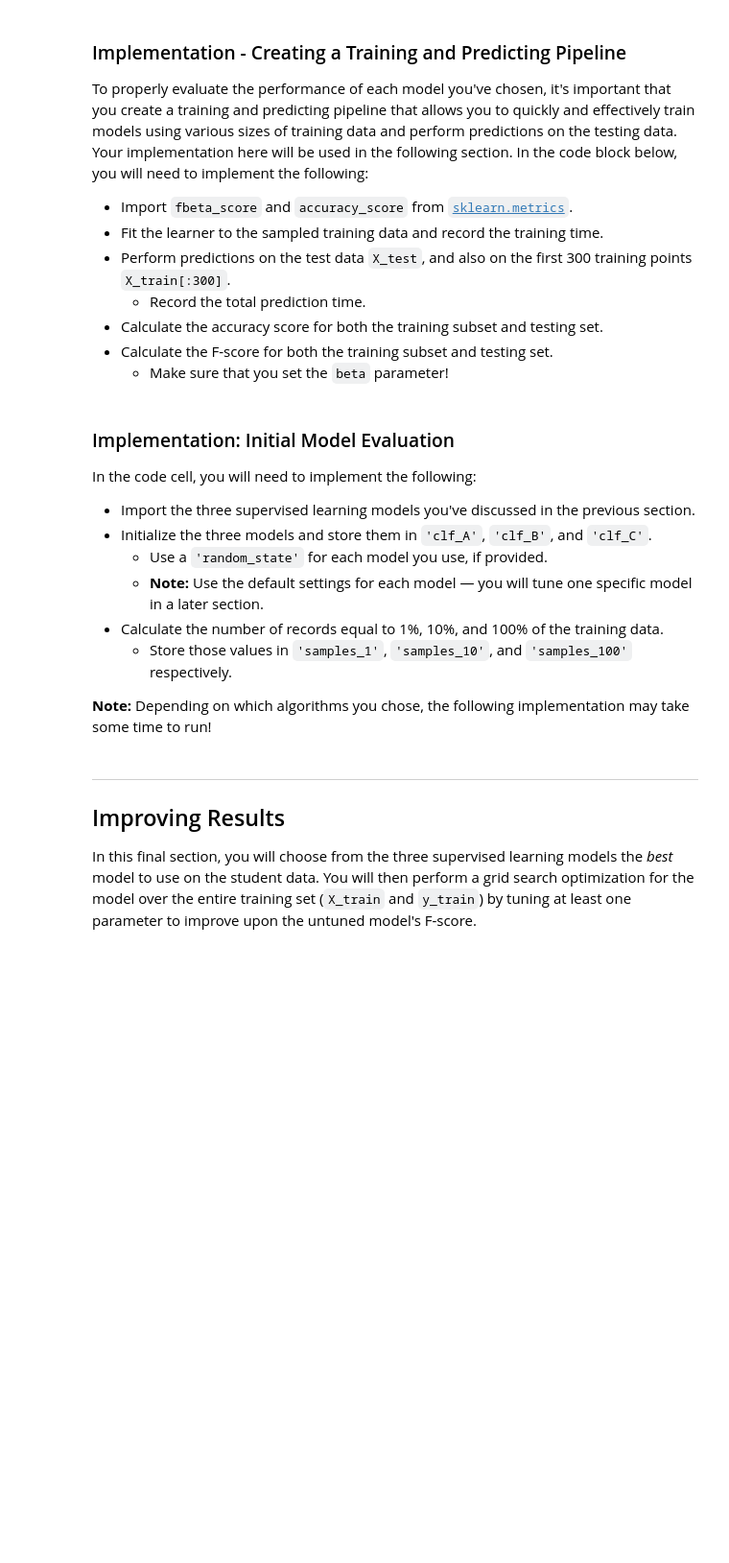
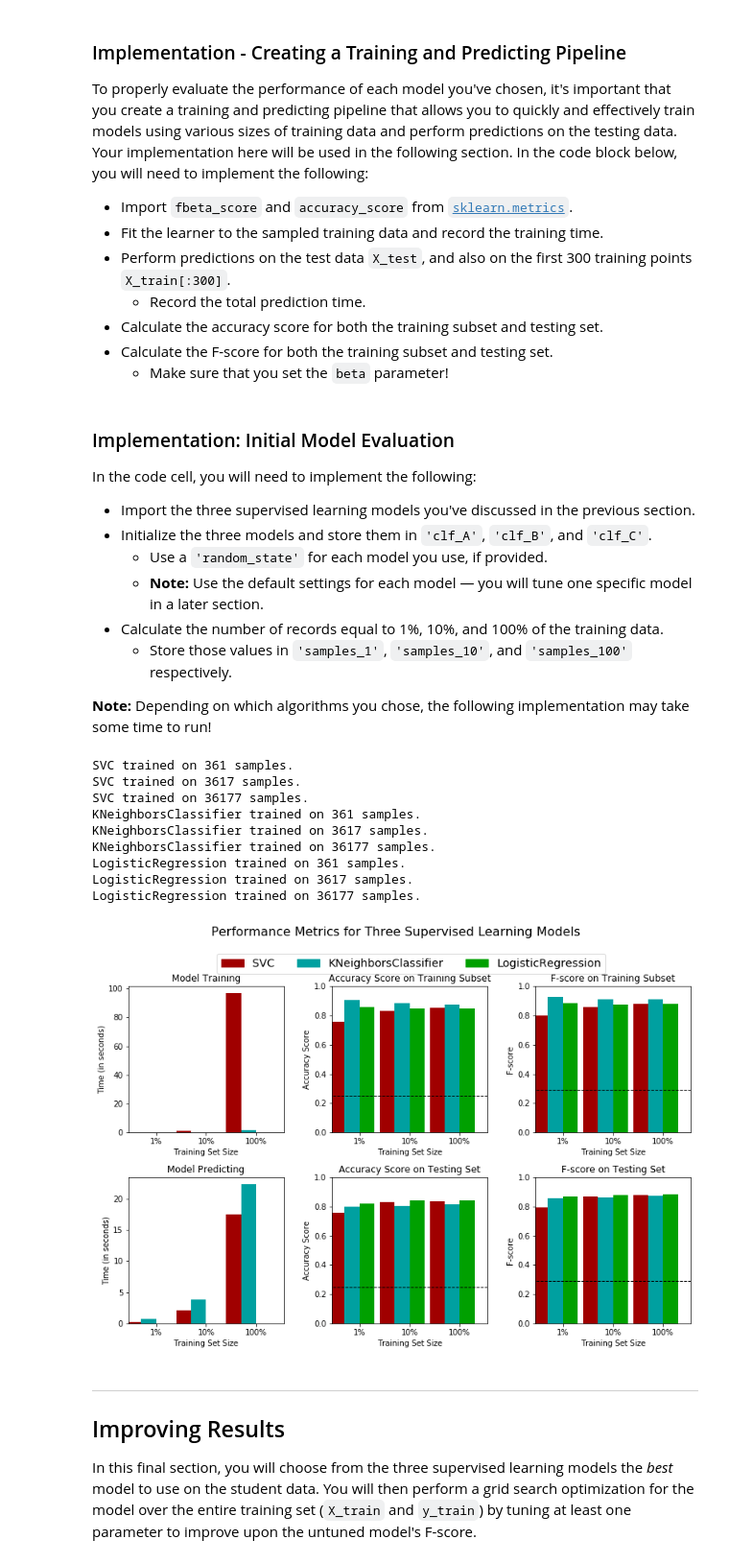
Before and after one commit to BehanBoshoff/Finding-Donors-Supervised-Learning, a Jupyter notebook: finding_donors.ipynb, the cells around one changed output. Shown: that part at 96% size. Saved outputs shown, nothing was run; the diff lists cells and outputs as text; code cells hidden in the pictures; blank space fills up the shorter version.

```diff
--- a/finding_donors.ipynb
+++ b/finding_donors.ipynb
@@ -144,14 +165,14 @@ Additionally, as with the non-numeric features, we need to convert the non-numer
    - Set records with "<=50K" to `0` and records with ">50K" to `1`.
 # %%
 # TODO: One-hot encode the 'features_log_minmax_transform' data using pandas.get_dummies()
-features_final = None
+features_final = pd.get_dummies(features_log_minmax_transform)
 
 # TODO: Encode the 'income_raw' data to numerical values
-income = None
+income = income_raw.map({'<=50K': 0, '>50K': 1})
 
 # Print the number of features after one-hot encoding
 encoded = list(features_final.columns)
 print("{} total features after one-hot encoding.".format(len(encoded)))
 
 # Uncomment the following line to see the encoded feature names
-# print encoded
+print(encoded)
@@ -271,6 +342,7 @@ In the code block below, you will need to implement the following:
    - Make sure that you set the `beta` parameter!
 # %%
 # TODO: Import two metrics from sklearn - fbeta_score and accuracy_score
+from sklearn.metrics import fbeta_score, accuracy_score
 
 def train_predict(learner, sample_size, X_train, y_train, X_test, y_test):
     '''
@@ -287,33 +359,34 @@ def train_predict(learner, sample_size, X_train, y_train, X_test, y_test):
 
     # TODO: Fit the learner to the training data using slicing with 'sample_size' using .fit(training_features[:], training_labels[:])
     start = time() # Get start time
-    learner = None
+    #learner = learner.fit(training_features[:sample_size], training_labels[:sample_size])
+    learner = learner.fit(X_train[:sample_size], y_train[:sample_size])
     end = time() # Get end time
 
     # TODO: Calculate the training time
-    results['train_time'] = None
+    results['train_time'] = end - start
 
     # TODO: Get the predictions on the test set(X_test),
     #       then get predictions on the first 300 training samples(X_train) using .predict()
     start = time() # Get start time
-    predictions_test = None
-    predictions_train = None
+    predictions_test = learner.predict(X_test)
+    predictions_train = learner.predict(X_train[:300])
     end = time() # Get end time
 
     # TODO: Calculate the total prediction time
-    results['pred_time'] = None
+    results['pred_time'] = end - start
 
     # TODO: Compute accuracy on the first 300 training samples which is y_train[:300]
-    results['acc_train'] = None
+    results['acc_train'] = accuracy_score(y_train[:300], predictions_train, normalize=True)
 
     # TODO: Compute accuracy on test set using accuracy_score()
-    results['acc_test'] = None
+    results['acc_test'] = accuracy_score(y_test, predictions_test, normalize=True)
 
     # TODO: Compute F-score on the the first 300 training samples using fbeta_score()
-    results['f_train'] = None
+    results['f_train'] = fbeta_score(y_train[:300], predictions_train, average=None, beta=0.5)
 
     # TODO: Compute F-score on the test set which is y_test
-    results['f_test'] = None
+    results['f_test'] = fbeta_score(y_test, predictions_test, average=None, beta=0.5)
 
     # Success
     print("{} trained on {} samples.".format(learner.__class__.__name__, sample_size))
@@ -333,31 +406,45 @@ In the code cell, you will need to implement the following:
 **Note:** Depending on which algorithms you chose, the following implementation may take some time to run!
 # %%
 # TODO: Import the three supervised learning models from sklearn
+from sklearn.neighbors import KNeighborsClassifier
+from sklearn.svm import SVC
+from sklearn.linear_model import LogisticRegression
 
 # TODO: Initialize the three models
-clf_A = None
-clf_B = None
-clf_C = None
+clf_A = SVC(random_state = 10, gamma='auto')
+clf_B = KNeighborsClassifier(n_neighbors=3)
+clf_C = LogisticRegression(random_state=10)
 
 # TODO: Calculate the number of samples for 1%, 10%, and 100% of the training data
 # HINT: samples_100 is the entire training set i.e. len(y_train)
 # HINT: samples_10 is 10% of samples_100 (ensure to set the count of the values to be `int` and not `float`)
 # HINT: samples_1 is 1% of samples_100 (ensure to set the count of the values to be `int` and not `float`)
-samples_100 = None
-samples_10 = None
-samples_1 = None
+samples_100 = len(y_train)
+samples_10 = int(len(y_train) * 0.1)
+samples_1 = int(len(y_train) * 0.01)
 
 # Collect results on the learners
 results = {}
 for clf in [clf_A, clf_B, clf_C]:
     clf_name = clf.__class__.__name__
     results[clf_name] = {}
     for i, samples in enumerate([samples_1, samples_10, samples_100]):
         results[clf_name][i] = \
         train_predict(clf, samples, X_train, y_train, X_test, y_test)
 
 # Run metrics visualization for the three supervised learning models chosen
 vs.evaluate(results, accuracy, fscore)
+# %% [output]
+SVC trained on 361 samples.
+SVC trained on 3617 samples.
+SVC trained on 36177 samples.
+KNeighborsClassifier trained on 361 samples.
+KNeighborsClassifier trained on 3617 samples.
+KNeighborsClassifier trained on 36177 samples.
+LogisticRegression trained on 361 samples.
+LogisticRegression trained on 3617 samples.
+LogisticRegression trained on 36177 samples.
+[figure, added]
 # %% [markdown]
 ----
 ## Improving Results
```
Also changed, not shown: parts of 24 cells of this notebook, 1 other file.
